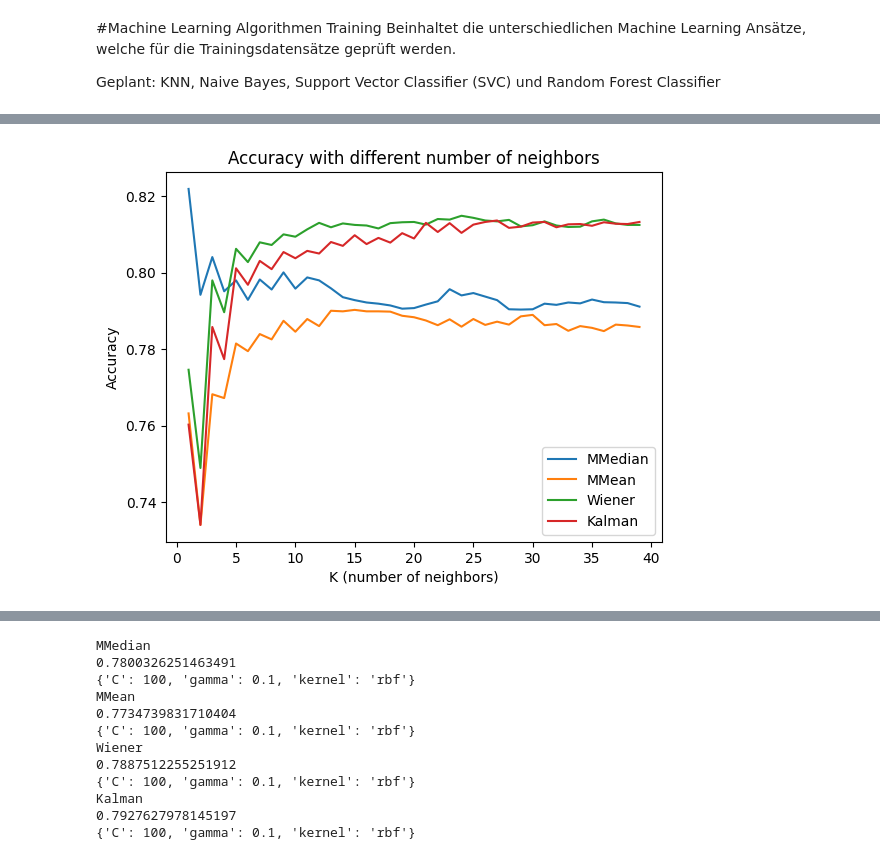
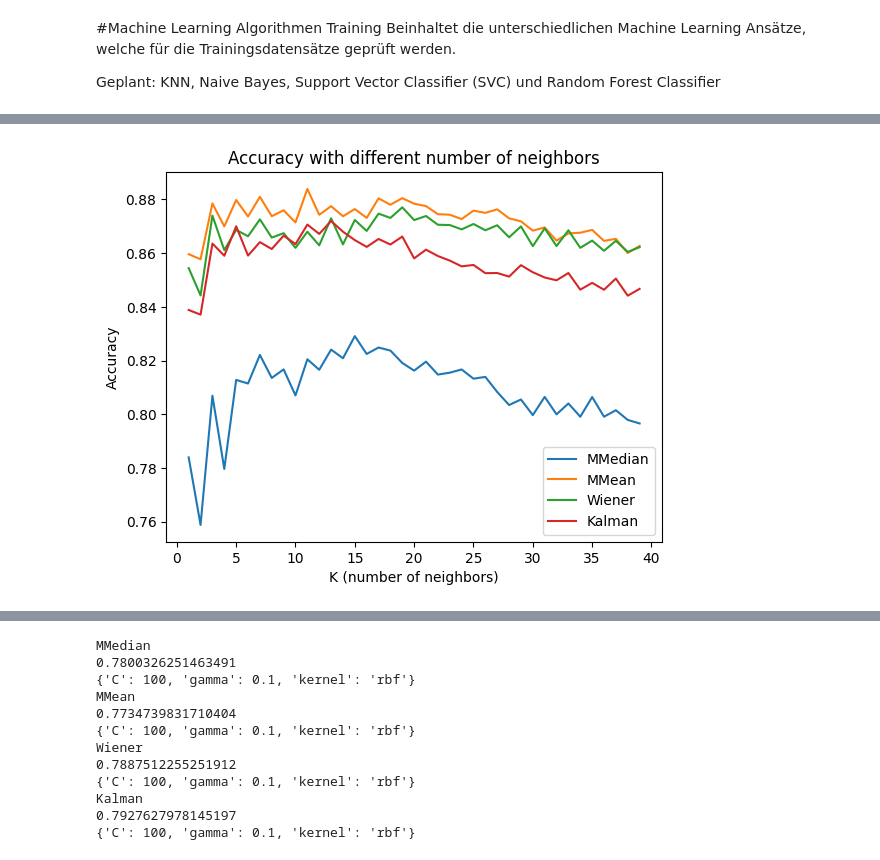
Before and after one commit to wagneced/IndoorTrackingML, a Jupyter notebook: IndoorTrackingML.ipynb, the cells around one changed output, grey strips where cells are left out. Drawn from its saved outputs; the diff is of its cells as text; code cells hidden in the pictures.

Commit message:
Adapted knn model to new solution

```diff
--- a/IndoorTrackingML.ipynb
+++ b/IndoorTrackingML.ipynb
@@ -313,6 +316,7 @@ gateways = masterDf.gateway.unique()
 
 for gateway in gateways:
   tempDf = masterDf.loc[masterDf.gateway == gateway].copy()
+  tempDf.distance = tempDf.distance.round(3)
   tempDf['InRoom'] = [1 if (gateway2Tag.get(gateway) == tag) else 0 for tag in tempDf.tag]
   masterDict[gateway] = {'data': tempDf}
 # %% [markdown]
@@ -384,6 +390,6 @@ for key in dict_filter_distance_columns.keys():
   ax.set_xticks(ax.get_xticks()[::3])
   ax.set_xticklabels(ax.get_xticklabels(), rotation=25)
   plt.title(key)
-  #sns.move_legend(ax, "upper left", bbox_to_anchor=(1, 1))
+  sns.move_legend(ax, "upper left", bbox_to_anchor=(1, 1))
   plt.show()
 # %% [output]
@@ -397,9 +403,10 @@ for key in dict_filter_distance_columns.keys():
 In diesem Abschnitt werden aus den bestehenden Daten Features generiert. Dies soll ermöglichen, dass nicht nur ein Distanzeintrag an das Modell gesendet wird. So wird die Featureanzahl von 1 auf n erhöht.
 Dabei werden verschiedene Anzahlen an zusätzlichen Features ausgetestet.
 # %%
-from numpy.ma import count
-#Just odd numbers as previos and following values are used for feature extension
-enlargement_size = 10
+#Defines amount of additional feature values
+enlargement_size = 5
+
+#Predefines names and generates the column lists of new features
 additonalCols = []
 timediffCols = []
 featureCols = list(dict_filter_distance_columns.values())
@@ -413,8 +420,10 @@ for key in masterDict.keys():
   df = masterDict.get(key).get('data')
   for majorminor in df.majorminor.unique():
 
-    tempDf = df.loc[df.majorminor == majorminor].copy().reset_index()
+    #Selects each beacon seperatly for clean data preparation
+    tempDf = df.loc[df.majorminor == majorminor].copy().reset_index(drop=True)
 
+    #Defines boundries for clean iteration through current dataframe
     lowerBoundry = enlargement_size
     upperBoundry = len(tempDf)
 
@@ -457,10 +466,13 @@ for key in masterDict.keys():
 
       #  tempDf.loc[tempDf.index == currentPosIndex,additonalCols] = distances.to_numpy()
       #  tempDf.loc[tempDf.index == currentPosIndex,['timediff-prev'+str(index)]] = timediff
+
+    #Cleans df and drops all rows which contain a single nan value
     tempDf = tempDf.dropna()
+    #Checks if df has already entries and has to be concated with them or new assigned
     if len(newDf) > 0:
       newDf = pd.concat([newDf, tempDf], ignore_index=True)
     else:
       newDf = tempDf.copy()
-
+  #Writes created data to master dictionary
   masterDict[key]['extended_data'] = newDf
@@ -488,40 +487,50 @@ dict_best_accuaracy = dict()
 # %%
-#Generates dictionary dependent on other dictionary so that is expanded automatically if filter is added
-dict_accuaracy = dict.fromkeys(dict_filter_distance_columns.keys(), [])
-dict_best_accuaracy["knn"] = dict.fromkeys(dict_filter_distance_columns.keys(), [])
-k = []
+for gateway in masterDict.keys():
+  #Loads limited amount of data due to errors (Session break downs and nan scoring values)
+  df = masterDict.get(gateway).get('extended_data').head(2000)
 
-#Check different number of neighbors
-for n_neighbors in range(1, 40):
+  #Generates dictionary dependent on other dictionary so that is expanded automatically if filter is added
+  dict_accuaracy = dict.fromkeys(dict_filter_distance_columns.keys(), [])
+  optimized_knn_model = dict.fromkeys(dict_filter_distance_columns.keys(), [])
+  k = []
+
+  #Exclude Raw data as it leads to index out of bounds for knn algorithm
+  dict_accuaracy.pop('Raw', None)
+  optimized_knn_model.pop('Raw', None)
+
+  #Check different number of neighbors
+  for n_neighbors in range(1, 40):
     #Use a nearest neighbor classifier to evaluate the methods
     knn = KNeighborsClassifier(n_neighbors=n_neighbors)
 
     k.append(n_neighbors)
 
-    for key in dict_filter_distance_columns.keys():
-      #Checks for valid values before creating plot otherwise it skips the current dictionary entry
-      if len(dict_filter_distance_columns.get(key, [])) < 2:
-        print('Invalid number of columns in dictionary "dict_distance_columns" for key: '+key)
-        continue
+    for filter in dict_accuaracy.keys():
+      prefix = str(dict_filter_distance_columns.get(filter))
+      columnSelection = [col for col in df if (col.startswith(prefix) or col.startswith('timediff'))]
 
-      X = filteredDf.loc[:,dict_filter_distance_columns.get(key)].fillna(-1000)
-      Y = filteredDf.tag
+      X = df.loc[:,columnSelection]
+      Y = df.InRoom
 
-      kfold = KFold(n_splits=10, random_state=random_state, shuffle=True)
+      kfold = KFold(n_splits=5, random_state=random_state, shuffle=True)
 
-      crossv_results = cross_val_score(knn, X, Y, cv=kfold, scoring='accuracy')
+      crossv_results = cross_val_score(knn, X, Y, cv=kfold, scoring='f1')
+      crossv_results = crossv_results[np.isfinite(crossv_results)]
 
       #Append entry to list
-      dict_accuaracy[key] = dict_accuaracy[key] + [crossv_results.mean()]
+      dict_accuaracy[filter] = dict_accuaracy[filter] + [crossv_results.mean()]
 
-      if (len(dict_best_accuaracy["knn"][key])==0) or (dict_best_accuaracy["knn"][key]["best_score_"] < [crossv_results.mean()]) :
-        dict_best_accuaracy["knn"][key] = {"best_score_": [crossv_results.mean()],
-                                           "best_params_": {"n_neighbors": n_neighbors}}
+      if (len(optimized_knn_model[filter])==0) or (optimized_knn_model[filter]["best_score_"] < [crossv_results.mean()]) :
+        optimized_knn_model[filter] = {"best_score_": [crossv_results.mean()],
+                                    "best_params_": {"n_neighbors": n_neighbors}}
 
-for key in dict_accuaracy.keys():
-  plt.plot(k, dict_accuaracy[key])
-plt.ylabel("Accuracy")
-plt.xlabel("K (number of neighbors)")
-plt.legend(dict_filter_distance_columns.keys(), loc='lower right')
-plt.title("Accuracy with different number of neighbors")
+  masterDict[gateway]['knn'] = optimized_knn_model
+
+  for key in dict_accuaracy.keys():
+    plt.plot(k, dict_accuaracy[key])
+  plt.ylabel("Accuracy")
+  plt.xlabel("K (number of neighbors)")
+  plt.legend(dict_accuaracy.keys(), loc='lower right')
+  plt.title("Accuracy with different number of neighbors")
+  plt.show()
 # %% [output]
@@ -529 +537 @@ Text(0.5, 1.0, 'Accuracy with different number of neighbors')
-[figure, old version]
+[figure, new version]
```
Also changed, not shown: parts of 8 cells of this notebook.
